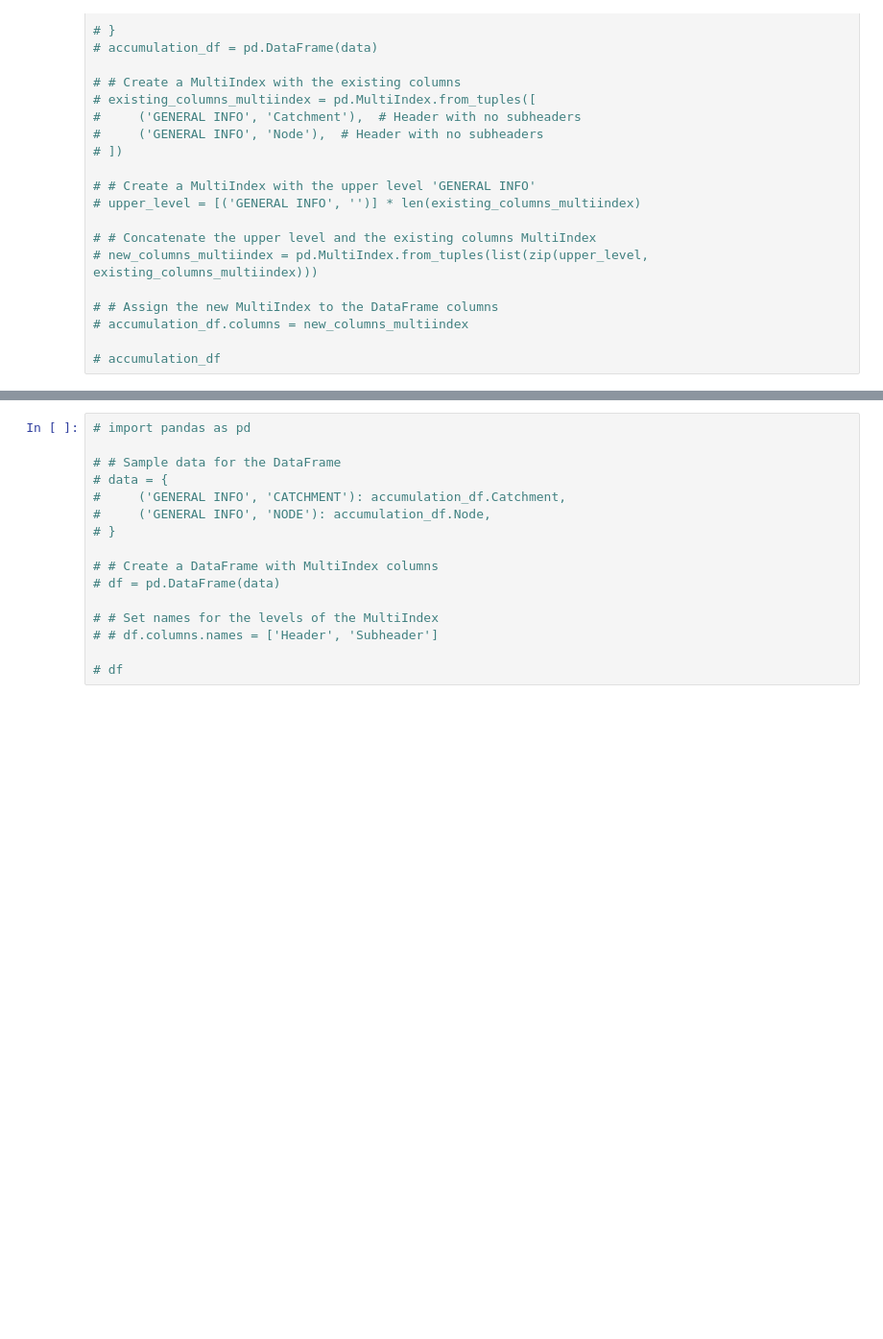
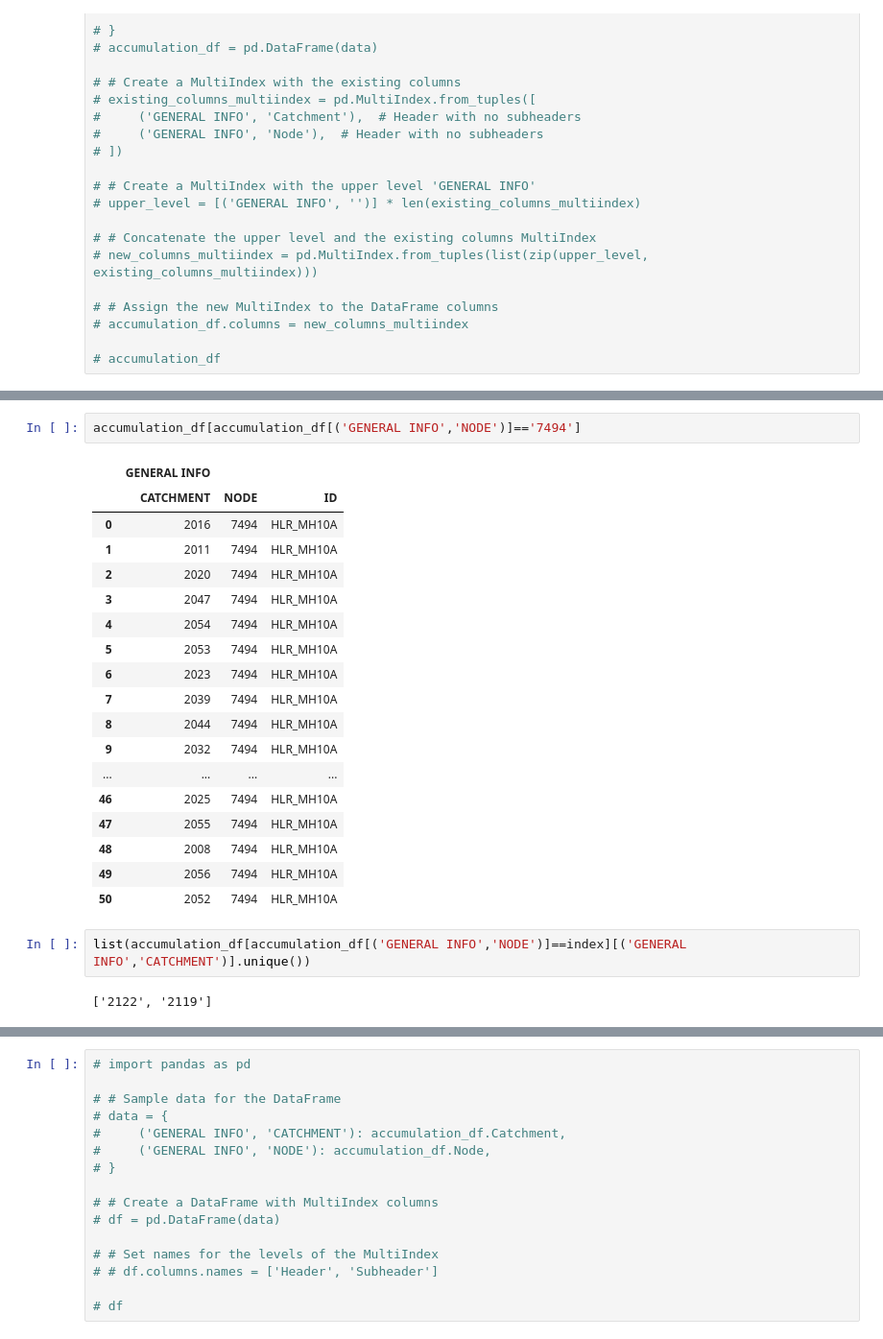
Before and after one commit to henriklocke/Mike2GIS, a Jupyter notebook: RAWN_Tool.ipynb, the cells around one changed output, grey strips where cells are left out. Shown at 96% size. Drawn from its saved outputs; the diff is of its cells as text; blank space fills up the shorter version.

```diff
--- a/RAWN_Tool.ipynb
+++ b/RAWN_Tool.ipynb
@@ -586,0 +666,25 @@ jpg_folder
+# %%
+accumulation_df[accumulation_df[('GENERAL INFO','NODE')]=='7494']
+# %% [output]
+|  | GENERAL INFO |  |  |
+|  | CATCHMENT | NODE | ID |
+| 0 | 2016 | 7494 | HLR_MH10A |
+| 1 | 2011 | 7494 | HLR_MH10A |
+| 2 | 2020 | 7494 | HLR_MH10A |
+| 3 | 2047 | 7494 | HLR_MH10A |
+| 4 | 2054 | 7494 | HLR_MH10A |
+| 5 | 2053 | 7494 | HLR_MH10A |
+| 6 | 2023 | 7494 | HLR_MH10A |
+| 7 | 2039 | 7494 | HLR_MH10A |
+| 8 | 2044 | 7494 | HLR_MH10A |
+| 9 | 2032 | 7494 | HLR_MH10A |
+| ... | ... | ... | ... |
+| 46 | 2025 | 7494 | HLR_MH10A |
+| 47 | 2055 | 7494 | HLR_MH10A |
+| 48 | 2008 | 7494 | HLR_MH10A |
+| 49 | 2056 | 7494 | HLR_MH10A |
+| 50 | 2052 | 7494 | HLR_MH10A |
+# %%
+list(accumulation_df[accumulation_df[('GENERAL INFO','NODE')]==index][('GENERAL INFO','CATCHMENT')].unique())
+# %% [output]
+['2122', '2119']
```
Also changed, not shown: parts of 33 cells of this notebook.
